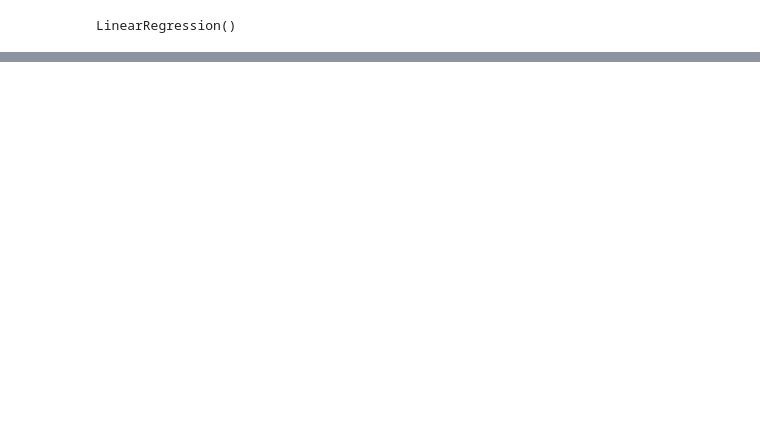
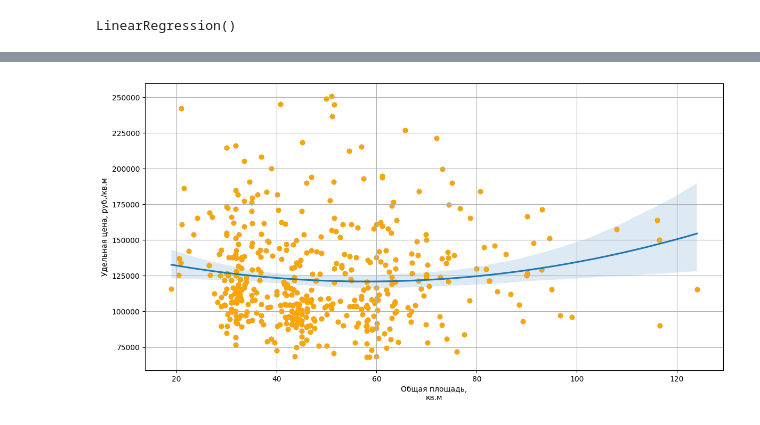
Before and after one commit to ITrickStar/RegressionAnalysis, a Jupyter notebook: report3.ipynb, the cells around one changed output, grey strips where cells are left out. Cells and saved outputs as stored; diff of their text form; code cells hidden in the pictures; blank space fills up the shorter version.

```diff
--- a/report3.ipynb
+++ b/report3.ipynb
@@ -381,0 +292,9 @@ Adjusted R-squared: 0.31118203607340367
+# %%
+degree = 2
+f, ax = plt.subplots(figsize=(14, 7))
+sns.regplot(y=y_test, x=X_test['Общая площадь,\nкв.м'], order=degree)
+plt.scatter(X_test['Общая площадь,\nкв.м'], y_test, color="orange")
+plt.grid(True)
+plt.show()
+# %% [output]
+[figure, added]
```
Also changed, not shown: parts of 58 cells of this notebook, 8 other files.
